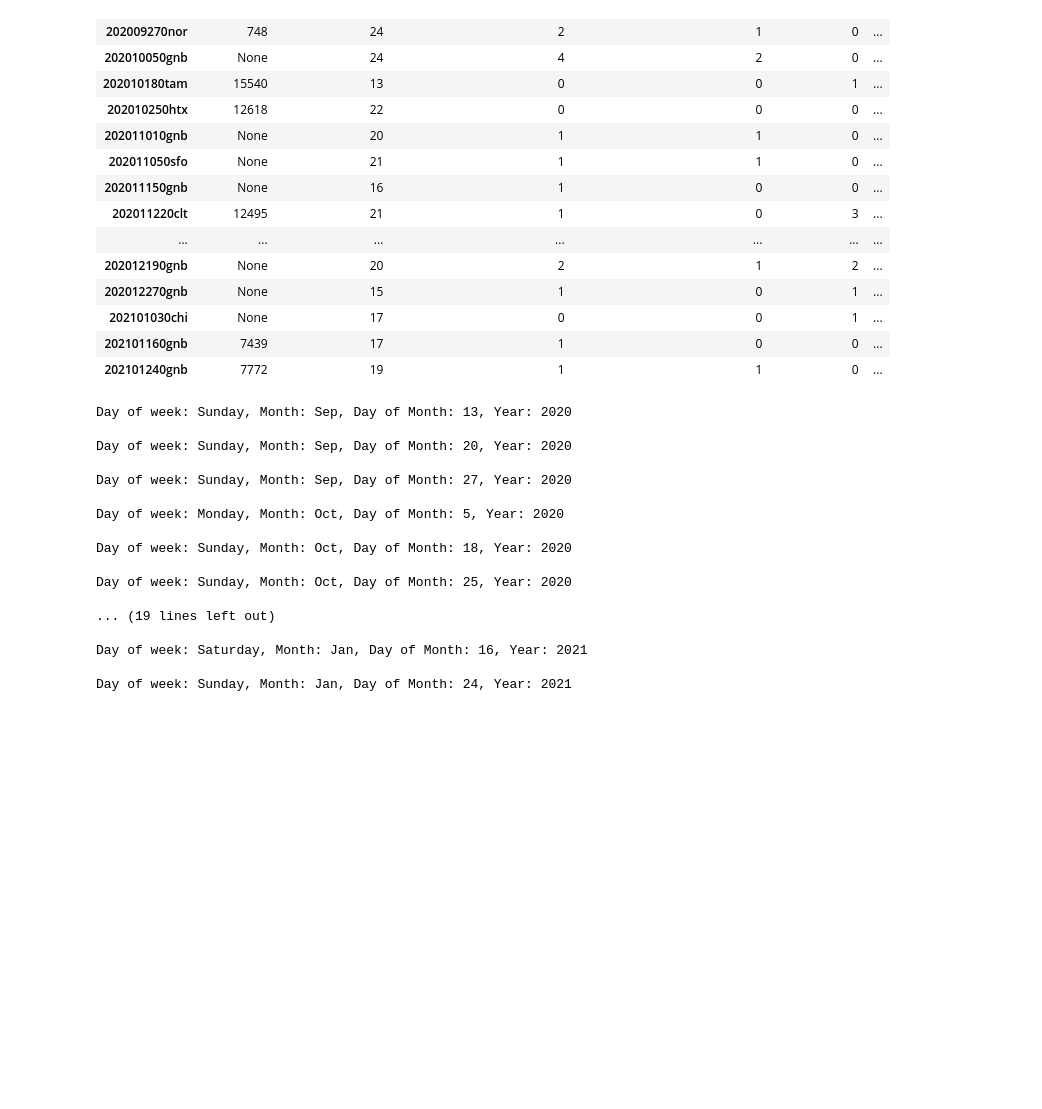
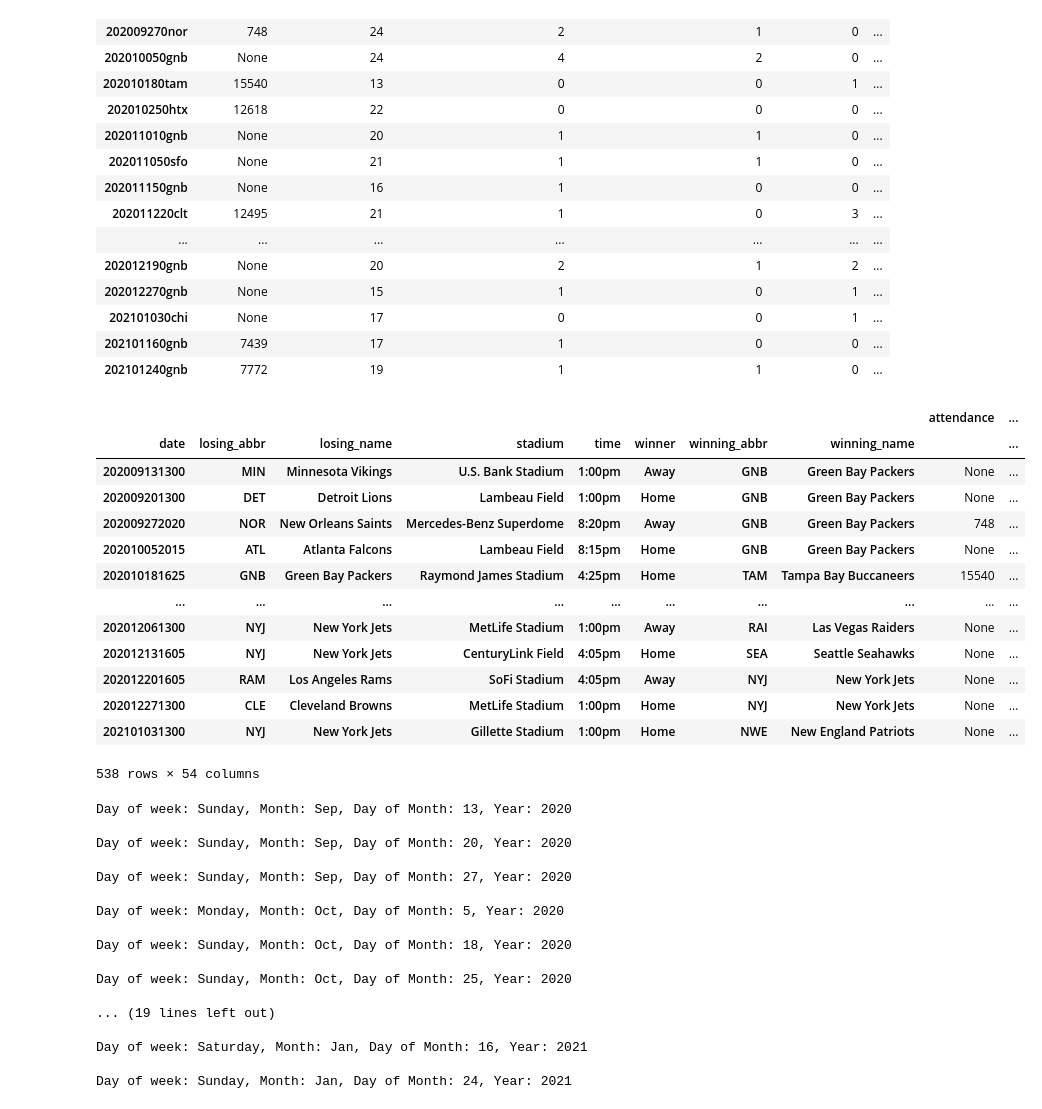
Before and after one commit to LTonstad/Predictive-Analytics-using-Sportsipy, a Jupyter notebook: getting_data.ipynb, the cells around one changed output. Saved outputs shown, nothing was run; the diff lists cells and outputs as text; code cells hidden in the pictures; blank space fills up the shorter version.

```diff
--- a/getting_data.ipynb
+++ b/getting_data.ipynb
@@ -91,3 +94,21 @@ boxscores_df
+# %%
+box = pd.read_pickle('data/boxscores_df.pkl')
+box
+# %% [output]
+|  |  |  |  |  |  |  |  | attendance | ... |
+| date | losing_abbr | losing_name | stadium | time | winner | winning_abbr | winning_name |  | ... |
+| 202009131300 | MIN | Minnesota Vikings | U.S. Bank Stadium | 1:00pm | Away | GNB | Green Bay Packers | None | ... |
+| 202009201300 | DET | Detroit Lions | Lambeau Field | 1:00pm | Home | GNB | Green Bay Packers | None | ... |
+| 202009272020 | NOR | New Orleans Saints | Mercedes-Benz Superdome | 8:20pm | Away | GNB | Green Bay Packers | 748 | ... |
+| 202010052015 | ATL | Atlanta Falcons | Lambeau Field | 8:15pm | Home | GNB | Green Bay Packers | None | ... |
+| 202010181625 | GNB | Green Bay Packers | Raymond James Stadium | 4:25pm | Home | TAM | Tampa Bay Buccaneers | 15540 | ... |
+| ... | ... | ... | ... | ... | ... | ... | ... | ... | ... |
+| 202012061300 | NYJ | New York Jets | MetLife Stadium | 1:00pm | Away | RAI | Las Vegas Raiders | None | ... |
+| 202012131605 | NYJ | New York Jets | CenturyLink Field | 4:05pm | Home | SEA | Seattle Seahawks | None | ... |
+| 202012201605 | RAM | Los Angeles Rams | SoFi Stadium | 4:05pm | Away | NYJ | New York Jets | None | ... |
+| 202012271300 | CLE | Cleveland Browns | MetLife Stadium | 1:00pm | Home | NYJ | New York Jets | None | ... |
+| 202101031300 | NYJ | New York Jets | Gillette Stadium | 1:00pm | Home | NWE | New England Patriots | None | ... |
+538 rows × 54 columns
 # %%
 months = {
     'Jan': '01',
```
Also changed, not shown: parts of 5 cells of this notebook, 6 other files.
